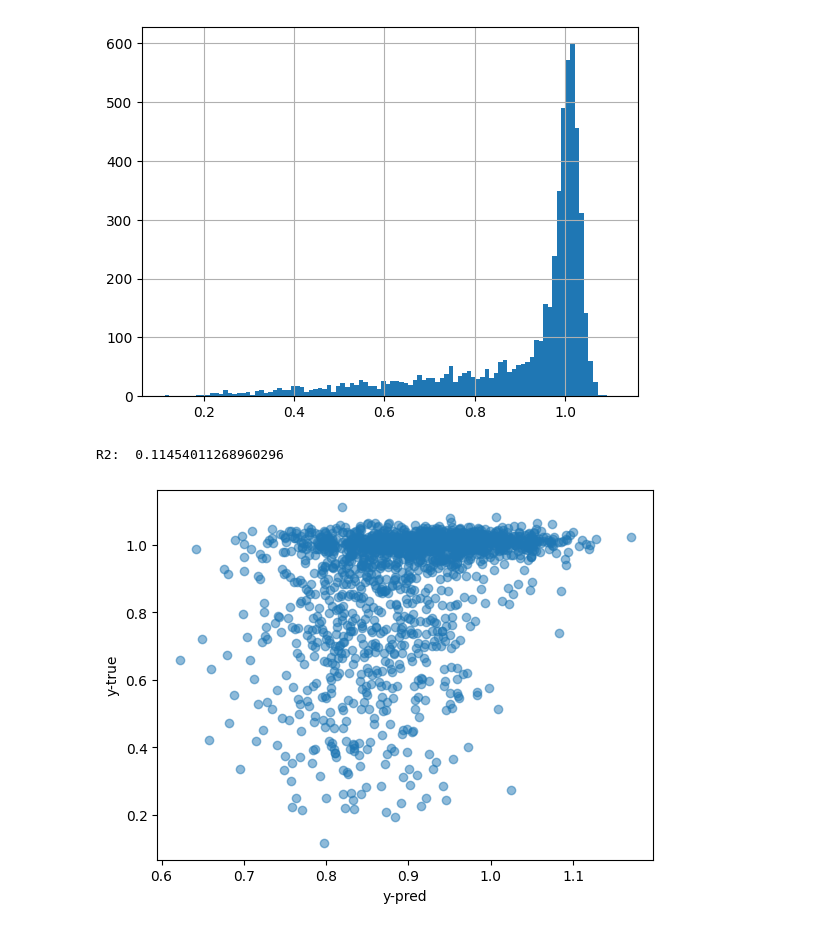
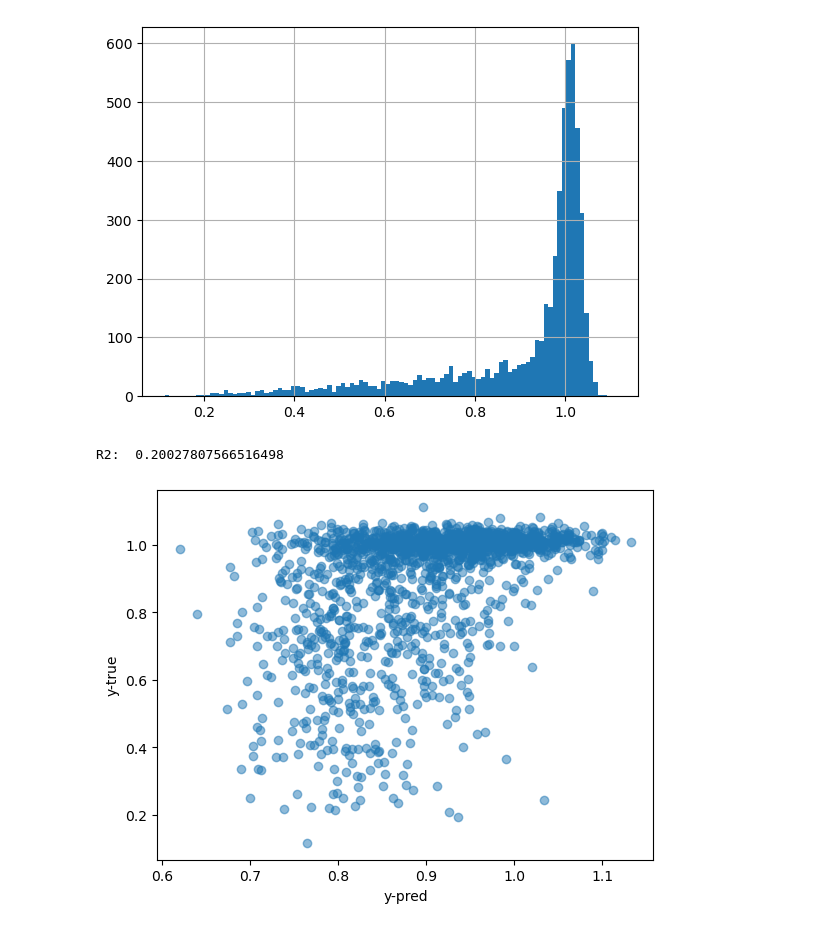
Before and after one commit to lesves/yeast-embeddings, a Jupyter notebook: ForSysGen.ipynb, the cells around one changed output. Cells and saved outputs as stored; diff of their text form; code cells hidden in the pictures.

Commit message:
Normalization and merge

```diff
--- a/ForSysGen.ipynb
+++ b/ForSysGen.ipynb
@@ -199,5 +206,16 @@ Took 00:00:21.07 to train embeddings
 # %%
-yeastnet_embeddings_npz = np.load("YeastNetEmbeddings.npz")
+yeastnet_embeddings_npz = np.load("data/YeastNetEmbeddings.npz")
 yeastnet_embeddings = pd.DataFrame(np.stack(yeastnet_embeddings_npz["data"]), index=yeastnet_embeddings_npz["IDs"]).add_prefix("yeastnet_")
 yeastnet_embeddings
+
+yeastnet_emb_z = zscore_matrix(yeastnet_embeddings)
+yeastnet_emb_z.columns = yeastnet_emb_z.columns.astype(str)
+yeastnet_emb_z = yeastnet_emb_z.reset_index()
+yeastnet_emb_z.rename(columns={'index':'gene_id'}, inplace=True)
+
+# m = np.mean(np.array(yeastnet_emb_z.iloc[:,1:], dtype=np.float32).flatten())
+# sd = np.std(np.array(yeastnet_emb_z.iloc[:,1:], dtype=np.float32).flatten())
+# print(m, sd)
+
+yeastnet_emb_z
 # %% [output]
@@ -218,0 +236,4 @@ seq2 = yeastnet_embeddings.merge(seq_feats, right_on='gene_id', left_index=True)
+# %%
+# Merge all the embeddings to get a per gene S.cerevisiae embedding
+yeast_emb_full = seq_feats.merge(yeast_emb_full, on='gene_id').merge(yeastnet_emb_z, on='gene_id')
+yeast_emb_full
@@ -218,0 +266,5 @@ seq2 = yeastnet_embeddings.merge(seq_feats, right_on='gene_id', left_index=True)
+# %%
+dims = 64
+emb_full_pca = pd.DataFrame(PCA(n_components=dims).fit_transform(yeast_emb_full.iloc[:,1:]), index=yeast_emb_full.gene_id).reset_index()
+emb_full_pca.columns = emb_full_pca.columns.astype(str)
+emb_full_pca
@@ -233,18 +299,18 @@ from sklearn.metrics import r2_score
 # %%
 # How predictive are sequence features?
 
-A = smf_filter.merge(seq2, on='gene_id').dropna()
+A = smf_filter.merge(emb_full_pca, on='gene_id').dropna()
 X = A.iloc[:, 5:]
 y = A['smf_30']
 X_train, X_test, y_train, y_test = train_test_split(X, y, test_size=0.33, random_state=42)
 
 lm = LinearRegression().fit(X_train, y_train)
 print('R2: ', lm.score(X_test, y_test))
 
 plt.scatter(lm.predict(X_test), y_test, alpha=0.5)
 plt.xlabel("y-pred")
 plt.ylabel("y-true")
 plt.show()
 # %% [output]
-R2:  0.11454011268960296
+R2:  0.20027807566516498
-[figure, old version]
+[figure, new version]
```
Also changed, not shown: parts of 9 cells of this notebook.
